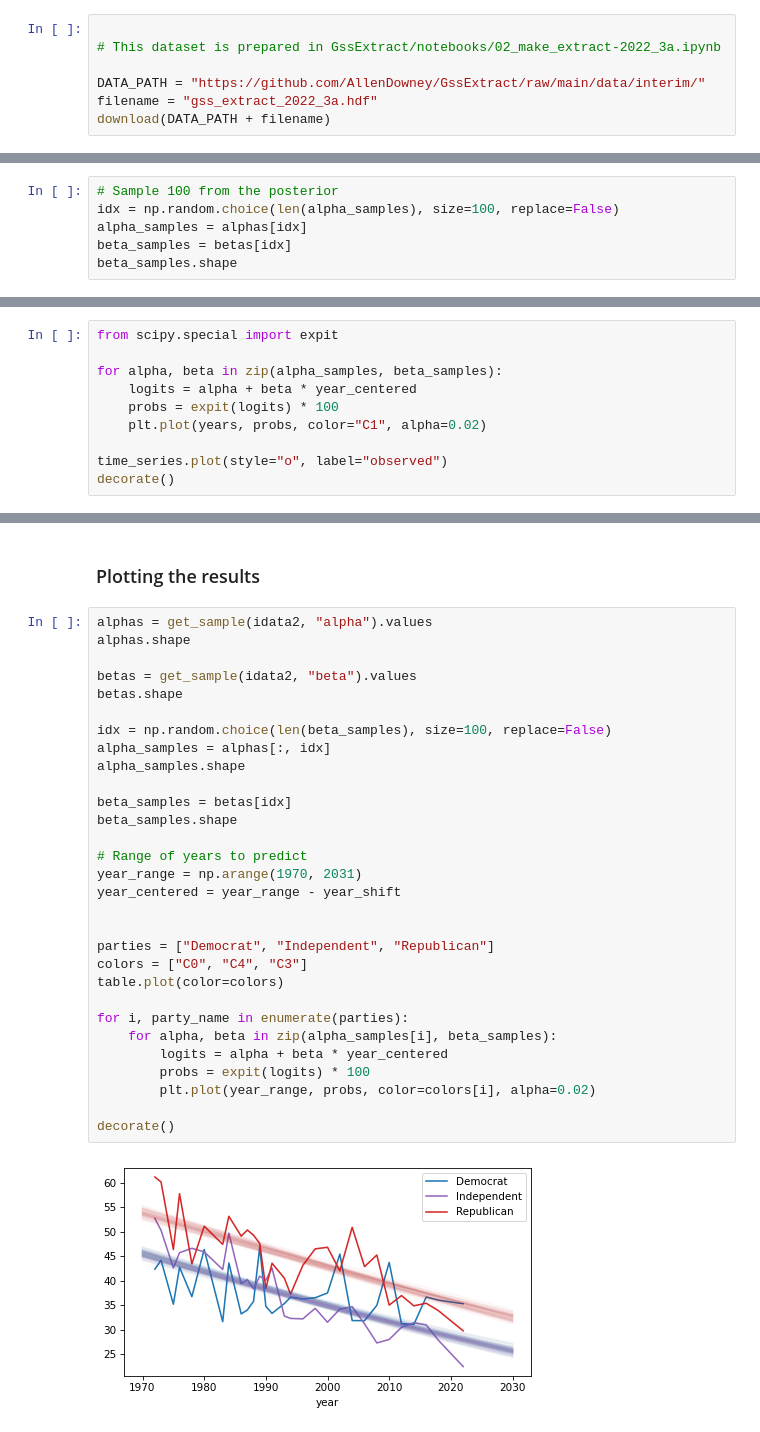
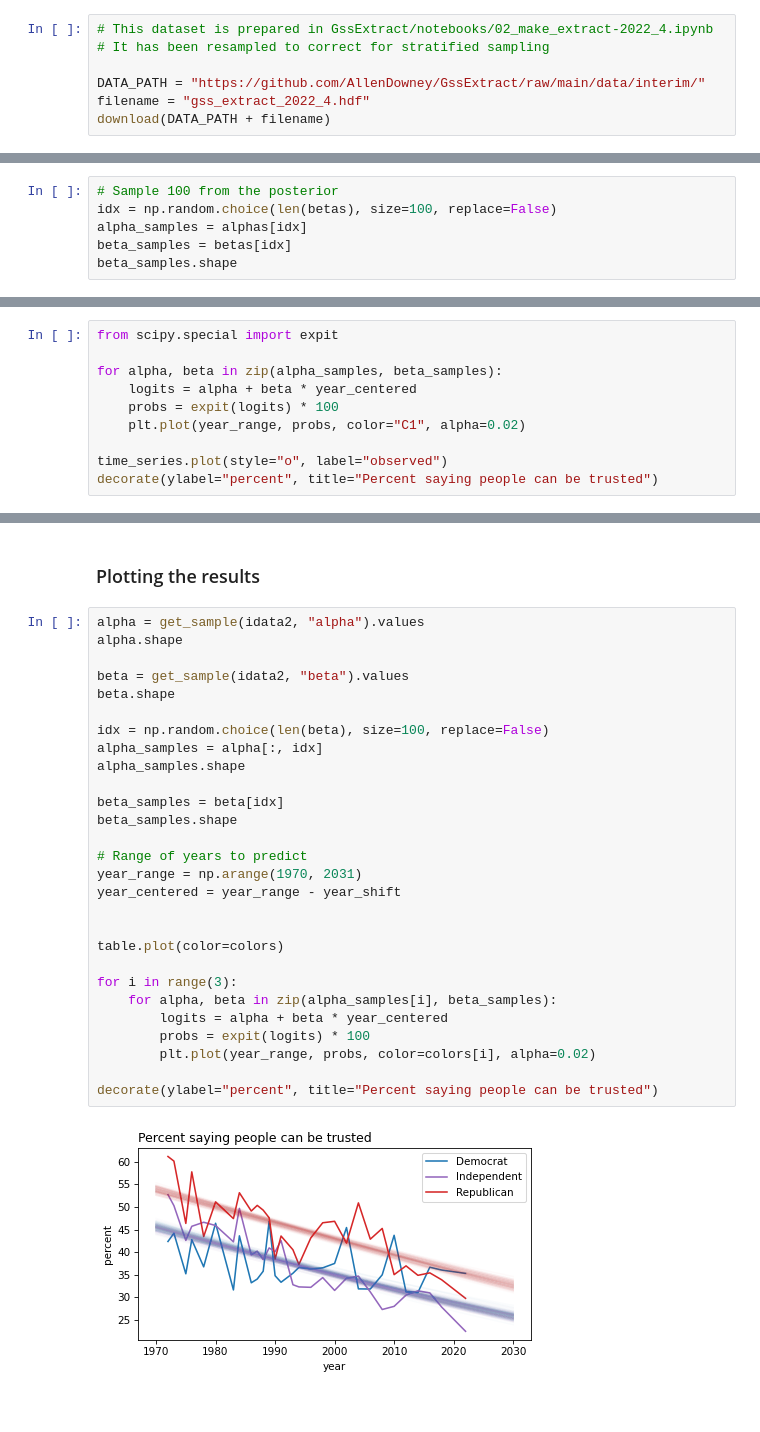
Before and after one commit to AllenDowney/SurveyDataPyMC, a Jupyter notebook: notebooks/01_logistic_regression.ipynb, the cells around one changed output, grey strips where cells are left out. Cells and saved outputs as stored; diff of their text form.

```diff
--- a/notebooks/01_logistic_regression.ipynb
+++ b/notebooks/01_logistic_regression.ipynb
@@ -113,11 +114,11 @@ plt.rcParams["axes.titlelocation"] = "left"
 # %% [markdown]
 ## Data
 # %%
-
-# This dataset is prepared in GssExtract/notebooks/02_make_extract-2022_3a.ipynb
+# This dataset is prepared in GssExtract/notebooks/02_make_extract-2022_4.ipynb
+# It has been resampled to correct for stratified sampling
 
 DATA_PATH = "https://github.com/AllenDowney/GssExtract/raw/main/data/interim/"
-filename = "gss_extract_2022_3a.hdf"
+filename = "gss_extract_2022_4.hdf"
 download(DATA_PATH + filename)
 # %% [output]
 [interactive output not drawn]
@@ -344,7 +345,7 @@ betas.shape
 [interactive output not drawn]
 # %%
 # Sample 100 from the posterior
-idx = np.random.choice(len(alpha_samples), size=100, replace=False)
+idx = np.random.choice(len(betas), size=100, replace=False)
 alpha_samples = alphas[idx]
 beta_samples = betas[idx]
 beta_samples.shape
@@ -363,8 +364,8 @@ from scipy.special import expit
 for alpha, beta in zip(alpha_samples, beta_samples):
     logits = alpha + beta * year_centered
     probs = expit(logits) * 100
-    plt.plot(years, probs, color="C1", alpha=0.02)
+    plt.plot(year_range, probs, color="C1", alpha=0.02)
 
 time_series.plot(style="o", label="observed")
-decorate()
+decorate(ylabel="percent", title="Percent saying people can be trusted")
 # %% [output]
@@ -474,35 +475,33 @@ pm.summary(idata2)
 # %% [markdown]
 ### Plotting the results
 # %%
-alphas = get_sample(idata2, "alpha").values
-alphas.shape
+alpha = get_sample(idata2, "alpha").values
+alpha.shape
 
-betas = get_sample(idata2, "beta").values
-betas.shape
+beta = get_sample(idata2, "beta").values
+beta.shape
 
-idx = np.random.choice(len(beta_samples), size=100, replace=False)
-alpha_samples = alphas[:, idx]
+idx = np.random.choice(len(beta), size=100, replace=False)
+alpha_samples = alpha[:, idx]
 alpha_samples.shape
 
-beta_samples = betas[idx]
+beta_samples = beta[idx]
 beta_samples.shape
 
 # Range of years to predict
 year_range = np.arange(1970, 2031)
 year_centered = year_range - year_shift
 
 
-parties = ["Democrat", "Independent", "Republican"]
-colors = ["C0", "C4", "C3"]
 table.plot(color=colors)
 
-for i, party_name in enumerate(parties):
+for i in range(3):
     for alpha, beta in zip(alpha_samples[i], beta_samples):
         logits = alpha + beta * year_centered
         probs = expit(logits) * 100
         plt.plot(year_range, probs, color=colors[i], alpha=0.02)
 
-decorate()
+decorate(ylabel="percent", title="Percent saying people can be trusted")
 # %% [output]
-[figure, old version]
+[figure, new version]
 [interactive output not drawn]
```
Also changed, not shown: parts of 15 cells of this notebook.
